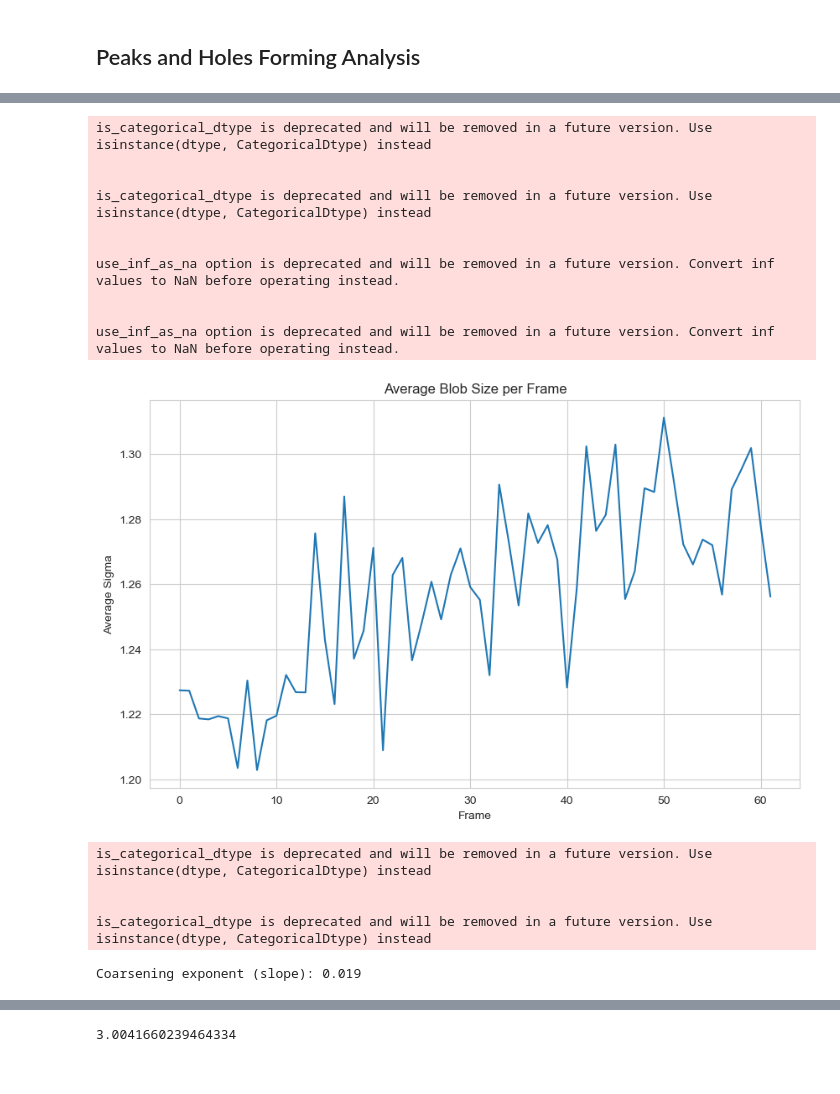
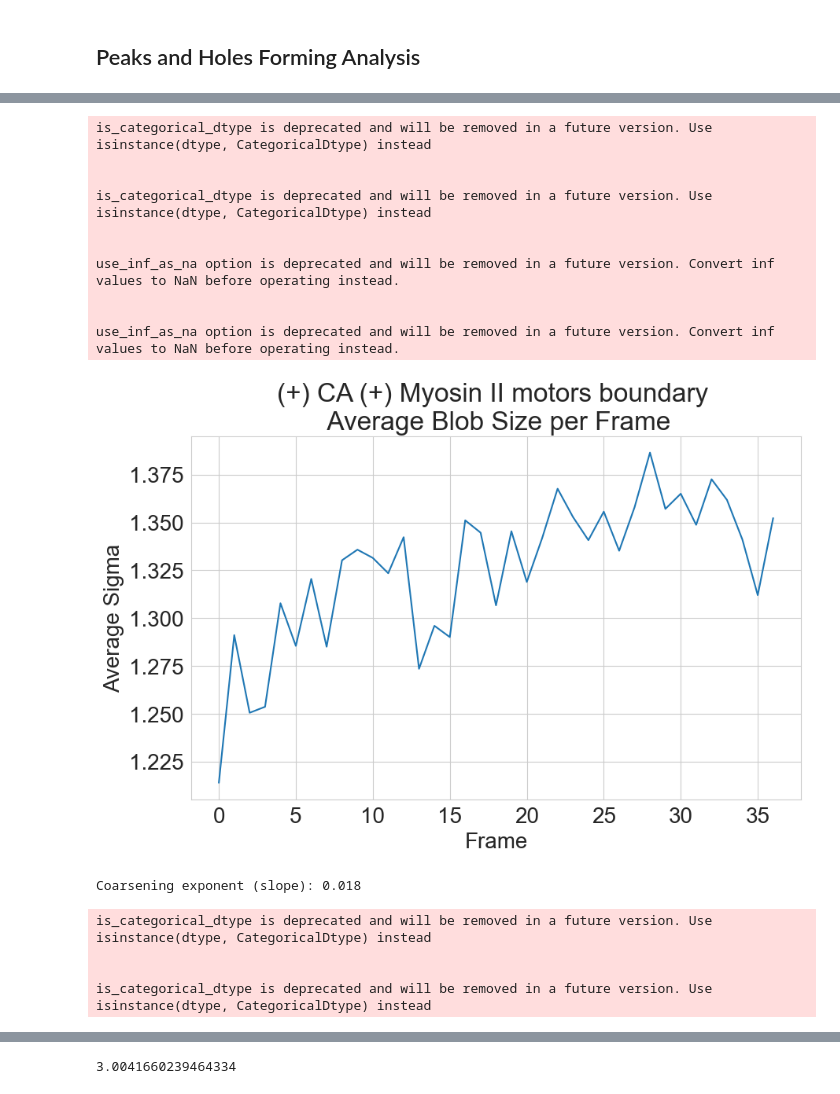
Before and after one commit to amityu/gel_sheets, a Jupyter notebook: analysis/coarsening.ipynb, the cells around one changed output, grey strips where cells are left out. Cells and saved outputs as stored; diff of their text form; code cells hidden in the pictures.

```diff
--- a/analysis/coarsening.ipynb
+++ b/analysis/coarsening.ipynb
@@ -12,21 +12,26 @@ from preprocessing import preprocessing_v2 as pp
 from pathlib import Path
 from utils.file_util_exec import path_to_str
 from utils import analysis_utils as au
+plt.rcParams['font.size'] = 20
 # %%
 DATA_PATH = Path(r'D:\amityu\backoffice_data\\')
-movie =Path('130721_CCA60')
+movie_list = ['130721_CCA60', 'cca120_am200', 'control_1_050721']
+movie =Path(movie_list[1])
 MOVIE_PATH = DATA_PATH /  movie
 GRAPH_PATH = Path('C:/Users/amityu/Gel_Sheet_Graph/')
 ex_data = pp.get_ex_data(path_to_str(MOVIE_PATH) )
+OUTPUT_PATH = GRAPH_PATH /Path('coarsening')
 # %%
 # Load the blob dataframe
 
-if_surface = False
-if_membrane= ~if_surface
+if_surface = True
+if_membrane= not if_surface
 if if_surface:
-    df = pd.read_csv(MOVIE_PATH / Path('np/blobs.csv'))
+    manifold_name = 'boundary'
+    df = pd.read_csv(MOVIE_PATH / Path('np/surface_blobs.csv'))
     image_sequence = pp.get_merged_spike(path_to_str(MOVIE_PATH),ex_data)
 if if_membrane:
+    manifold_name = 'membrane'
     gel = np.load(MOVIE_PATH/ Path('np/gel_norm.npy'))
     df = pd.read_csv(MOVIE_PATH / Path('np/membrane_blobs.csv'))
     membrane = np.load(MOVIE_PATH/ Path('np/membrane.npy'))
@@ -100,41 +109,43 @@ plt.figure(figsize=(10, 6))
 sns.lineplot(x=avg_sigma_per_frame.index, y=avg_sigma_per_frame.values)
 plt.xlabel('Frame')
 plt.ylabel('Average Sigma')
-plt.title('Average Blob Size per Frame')
+plt.title(f'{ex_data["name"]} {manifold_name} \n Average Blob Size per Frame')
+plt.savefig(OUTPUT_PATH / Path(f'{movie}_{manifold_name}_size_per_frame.png'))
 plt.show()
 
 # Fit a linear model to log-average sigma vs log-time to determine coarsening exponent
 # Assuming frame number is proportional to time
 
 log_time = np.log(avg_sigma_per_frame.index.values[3:19])
 log_sigma = np.log(avg_sigma_per_frame.values[3:19])
 
 slope, intercept, r_value, p_value, std_err = linregress(log_time, log_sigma)
 print(f"Coarsening exponent (slope): {slope:.3f}")
 
 # Plot with fitted line
 plt.figure(figsize=(10, 6))
 sns.scatterplot(x=log_time, y=log_sigma, label='Data')
 plt.plot(log_time, intercept + slope * log_time, 'r', label=f'Fit: slope={slope:.3f}')
 plt.xlabel('Log(Frame)')
 plt.ylabel('Log(Average Sigma)')
-plt.title('Log-Log Plot of Average Blob Size vs. Frame')
+plt.title(f'{ex_data["name"]} {manifold_name} \n Log-Log Plot of Average Blob Size vs. Frame')
 plt.legend()
+plt.savefig(OUTPUT_PATH / Path(f'{movie}_{manifold_name}_loglog.png'))
 plt.show()
 # %% [output]
 is_categorical_dtype is deprecated and will be removed in a future version. Use isinstance(dtype, CategoricalDtype) instead
 
 
 is_categorical_dtype is deprecated and will be removed in a future version. Use isinstance(dtype, CategoricalDtype) instead
 
 
 use_inf_as_na option is deprecated and will be removed in a future version. Convert inf values to NaN before operating instead.
 
 
 use_inf_as_na option is deprecated and will be removed in a future version. Convert inf values to NaN before operating instead.
-[figure, old version]
+[figure, new version]
-is_categorical_dtype is deprecated and will be removed in a future version. Use isinstance(dtype, CategoricalDtype) instead
-
-
-is_categorical_dtype is deprecated and will be removed in a future version. Use isinstance(dtype, CategoricalDtype) instead
+Coarsening exponent (slope): 0.018
-Coarsening exponent (slope): 0.019
+is_categorical_dtype is deprecated and will be removed in a future version. Use isinstance(dtype, CategoricalDtype) instead
+
+
+is_categorical_dtype is deprecated and will be removed in a future version. Use isinstance(dtype, CategoricalDtype) instead
```
Also changed, not shown: parts of 11 cells of this notebook, 1 other file.
